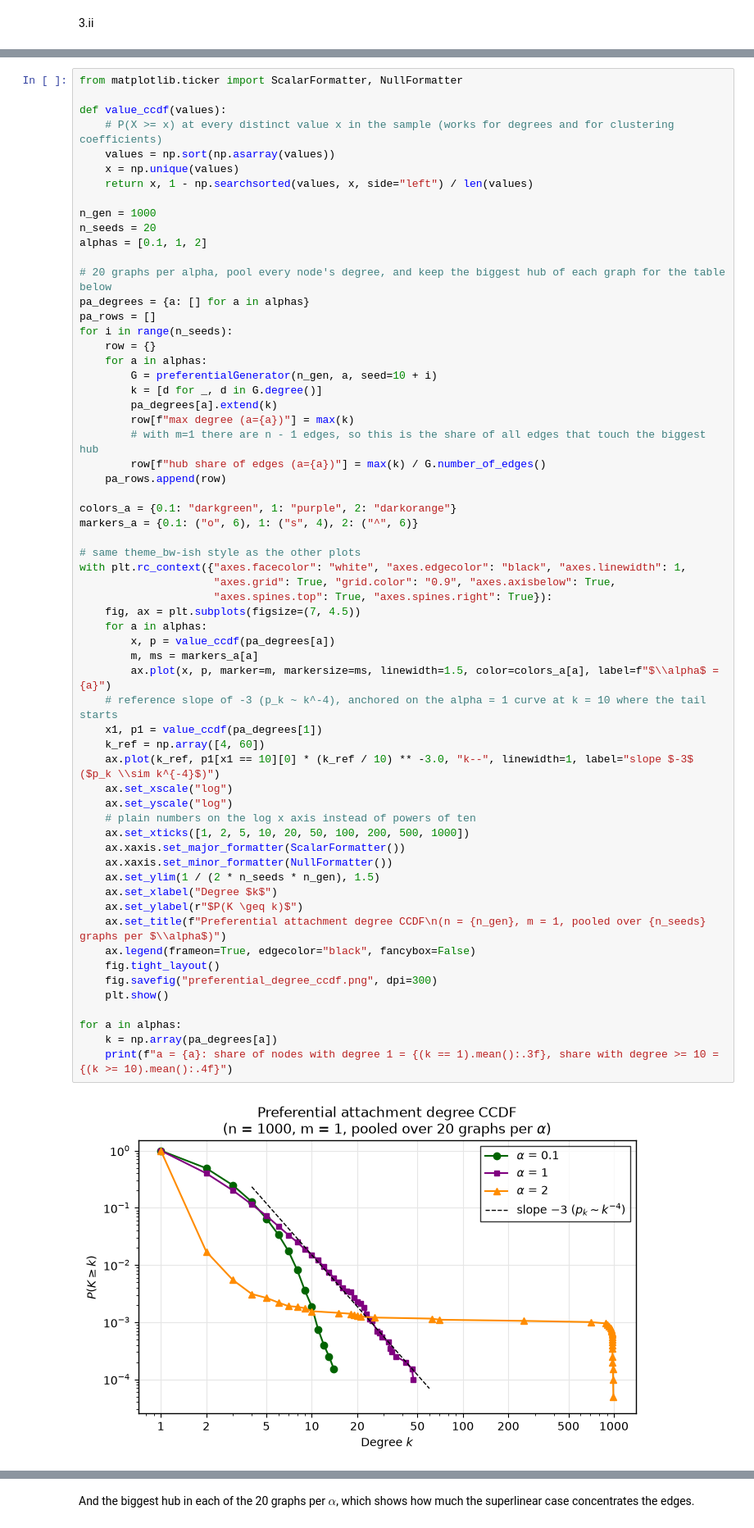
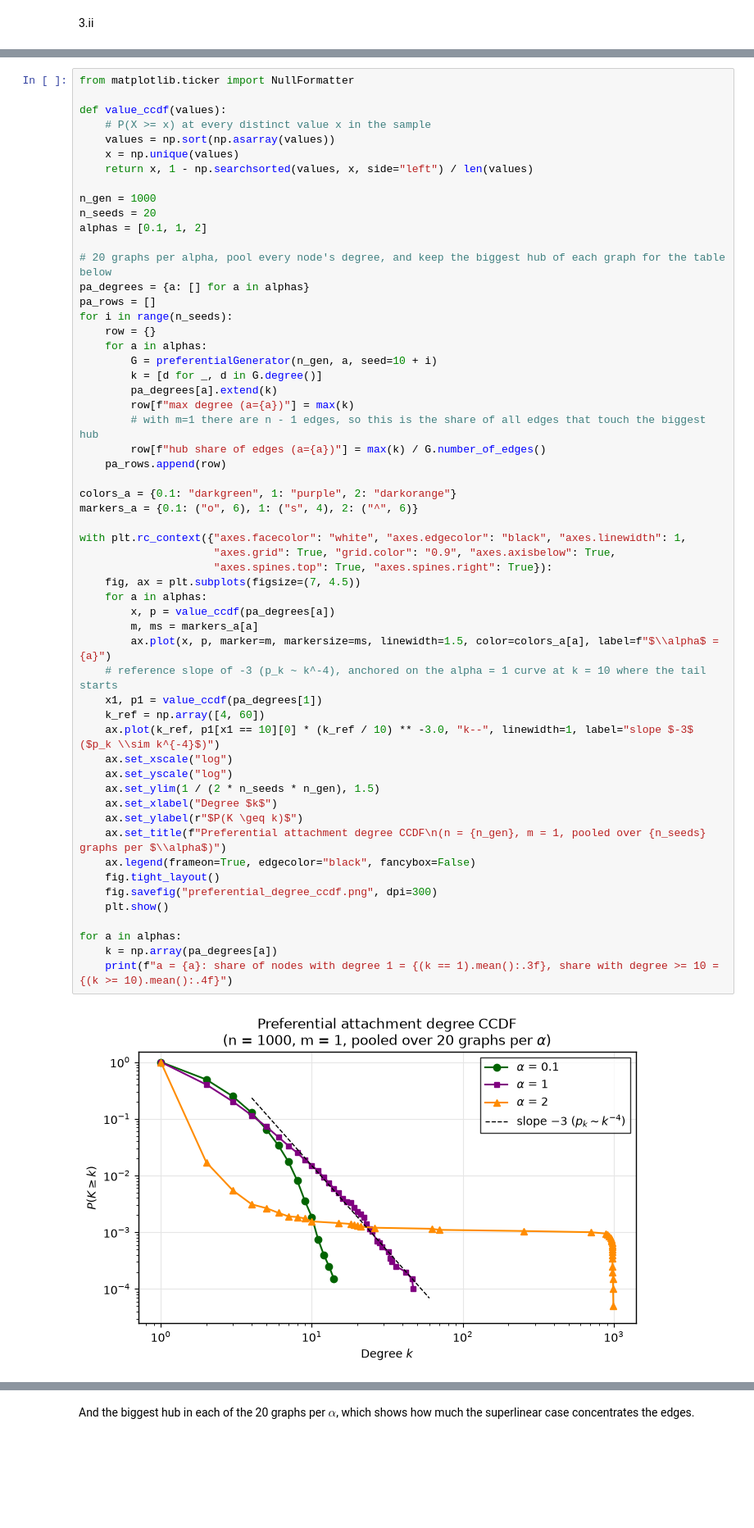
Before and after one commit to 14arjunk/CNET5051_Assignments, a Jupyter notebook: Assignment 2 Files/assignment02_kumar.ipynb, the cells around one changed output, grey strips where cells are left out. Shown at 82% size. Cells and saved outputs as stored; diff of their text form; blank space fills up the shorter version.

```diff
--- a/Assignment 2 Files/assignment02_kumar.ipynb
+++ b/Assignment 2 Files/assignment02_kumar.ipynb
@@ -839,10 +839,10 @@ We grow graphs with $n = 1000$ and $\alpha \in \{0.1, 1, 2\}$. As in question 2,
 
 For reference, the dashed line has slope $-3$, which is the CCDF of a power law $p_k \sim k^{-4}$. That is the exponent expected for linear attachment with the $+1$ shift and $m = 1$ (the shift makes the tail steeper than the classic Barabási-Albert $k^{-3}$).
 # %%
-from matplotlib.ticker import ScalarFormatter, NullFormatter
+from matplotlib.ticker import NullFormatter
 
 def value_ccdf(values):
-    # P(X >= x) at every distinct value x in the sample (works for degrees and for clustering coefficients)
+    # P(X >= x) at every distinct value x in the sample
     values = np.sort(np.asarray(values))
     x = np.unique(values)
     return x, 1 - np.searchsorted(values, x, side="left") / len(values)
@@ -868,39 +868,34 @@ for i in range(n_seeds):
 colors_a = {0.1: "darkgreen", 1: "purple", 2: "darkorange"}
 markers_a = {0.1: ("o", 6), 1: ("s", 4), 2: ("^", 6)}
 
-# same theme_bw-ish style as the other plots
 with plt.rc_context({"axes.facecolor": "white", "axes.edgecolor": "black", "axes.linewidth": 1,
                      "axes.grid": True, "grid.color": "0.9", "axes.axisbelow": True,
                      "axes.spines.top": True, "axes.spines.right": True}):
     fig, ax = plt.subplots(figsize=(7, 4.5))
     for a in alphas:
         x, p = value_ccdf(pa_degrees[a])
         m, ms = markers_a[a]
         ax.plot(x, p, marker=m, markersize=ms, linewidth=1.5, color=colors_a[a], label=f"$\\alpha$ = {a}")
     # reference slope of -3 (p_k ~ k^-4), anchored on the alpha = 1 curve at k = 10 where the tail starts
     x1, p1 = value_ccdf(pa_degrees[1])
     k_ref = np.array([4, 60])
     ax.plot(k_ref, p1[x1 == 10][0] * (k_ref / 10) ** -3.0, "k--", linewidth=1, label="slope $-3$ ($p_k \\sim k^{-4}$)")
     ax.set_xscale("log")
     ax.set_yscale("log")
-    # plain numbers on the log x axis instead of powers of ten
-    ax.set_xticks([1, 2, 5, 10, 20, 50, 100, 200, 500, 1000])
-    ax.xaxis.set_major_formatter(ScalarFormatter())
-    ax.xaxis.set_minor_formatter(NullFormatter())
     ax.set_ylim(1 / (2 * n_seeds * n_gen), 1.5)
     ax.set_xlabel("Degree $k$")
     ax.set_ylabel(r"$P(K \geq k)$")
     ax.set_title(f"Preferential attachment degree CCDF\n(n = {n_gen}, m = 1, pooled over {n_seeds} graphs per $\\alpha$)")
     ax.legend(frameon=True, edgecolor="black", fancybox=False)
     fig.tight_layout()
     fig.savefig("preferential_degree_ccdf.png", dpi=300)
     plt.show()
 
 for a in alphas:
     k = np.array(pa_degrees[a])
     print(f"a = {a}: share of nodes with degree 1 = {(k == 1).mean():.3f}, share with degree >= 10 = {(k >= 10).mean():.4f}")
 # %% [output]
-[figure, old version]
+[figure, new version]
 a = 0.1: share of nodes with degree 1 = 0.508, share with degree >= 10 = 0.0019
 a = 1: share of nodes with degree 1 = 0.600, share with degree >= 10 = 0.0149
 a = 2: share of nodes with degree 1 = 0.983, share with degree >= 10 = 0.0015
```
Also changed, not shown: parts of 3 cells of this notebook, 3 other files.
